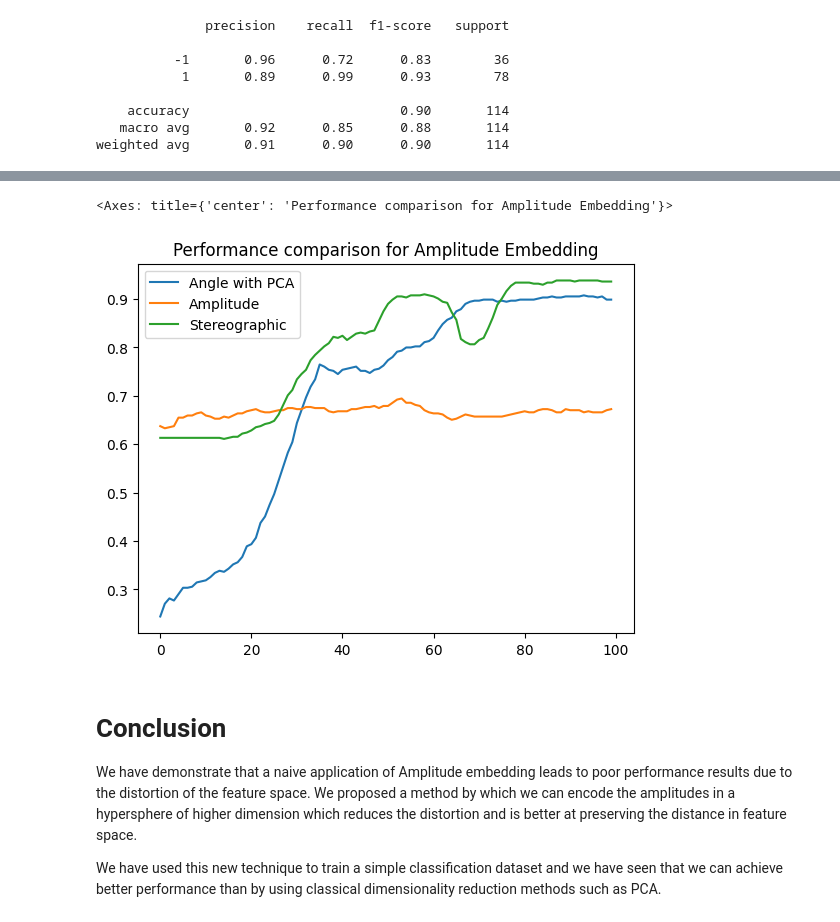
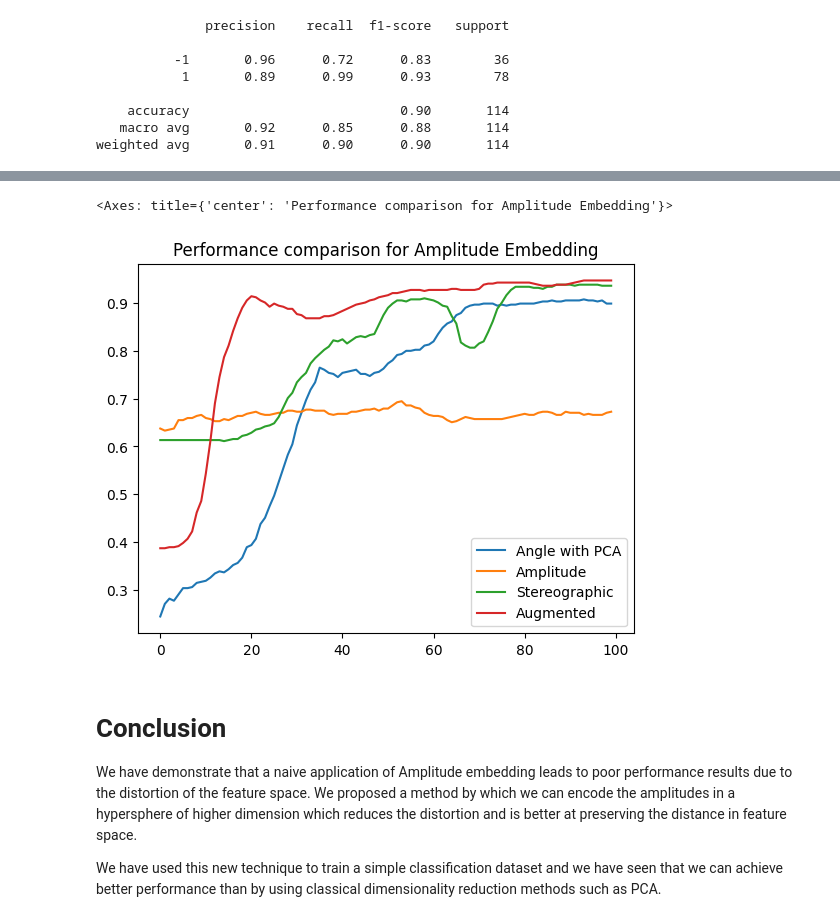
Before and after one commit to algorythmist/quantum-machine-learning, a Jupyter notebook: notebooks/2-stereographic_amplitude_embedding.ipynb, the cells around one changed output, grey strips where cells are left out. Saved outputs shown, nothing was run; the diff lists cells and outputs as text; code cells hidden in the pictures.

Commit message:
augmented amplitude embedding

```diff
--- a/notebooks/2-stereographic_amplitude_embedding.ipynb
+++ b/notebooks/2-stereographic_amplitude_embedding.ipynb
@@ -266,3 +266,22 @@ print(cr)
     accuracy                           0.90       114
    macro avg       0.92      0.85      0.88       114
 weighted avg       0.91      0.90      0.90       114
+# %%
+# Add the amplitude of each row as an additional predictor
+
+amplitudes_train = np.linalg.norm(X_train, axis=1)
+amplitudes_test = np.linalg.norm(X_test, axis=1)
+# Add the amplitudes as an extra column
+X_train_augmented = np.column_stack((X_train, amplitudes_train))
+X_test_augmented = np.column_stack((X_test, amplitudes_test))
+# %%
+augmented_history_tracker = HistoryTracker(X_train_augmented, y_train)
+
+num_qubits = 5
+model = StronglyEntangledBinaryModel(num_qubits, embedding_fn=amplitude_embedding_fn)
+classifier = BinaryClassifier(model=model,
+                                  weights_shape=(3, num_qubits, 3),
+                                  device="lightning.qubit",
+                                  iterations=100,
+                                  report_fn=augmented_history_tracker)
+classifier.fit(X_train_augmented, y_train)
@@ -269,12 +312,15 @@ weighted avg       0.91      0.90      0.90       114
 # %%
 import pandas as pd
 
-df = pd.DataFrame(list(zip(angle_history_tracker.history, amplitude_history_tracker.history, stereo_history_tracker.history)),
-                  columns=['Angle with PCA', 'Amplitude', 'Stereographic'])
+df = pd.DataFrame(list(zip(angle_history_tracker.history,
+                           amplitude_history_tracker.history,
+                           stereo_history_tracker.history,
+                           augmented_history_tracker.history)),
+                  columns=['Angle with PCA', 'Amplitude', 'Stereographic','Augmented'])
 df.plot(title='Performance comparison for Amplitude Embedding')
 # %% [output]
 <Axes: title={'center': 'Performance comparison for Amplitude Embedding'}>
-[figure, old version]
+[figure, new version]
 # %% [markdown]
 # Conclusion
 
```
Also changed, not shown: parts of 2 cells of this notebook, 2 other files.
